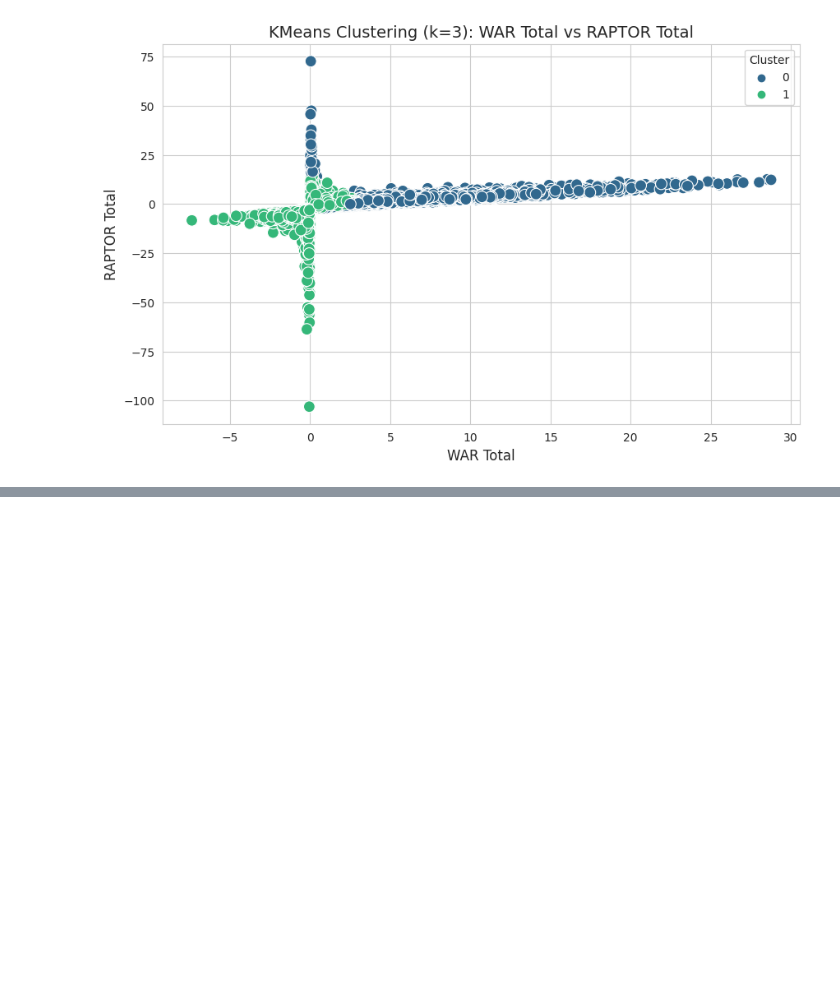
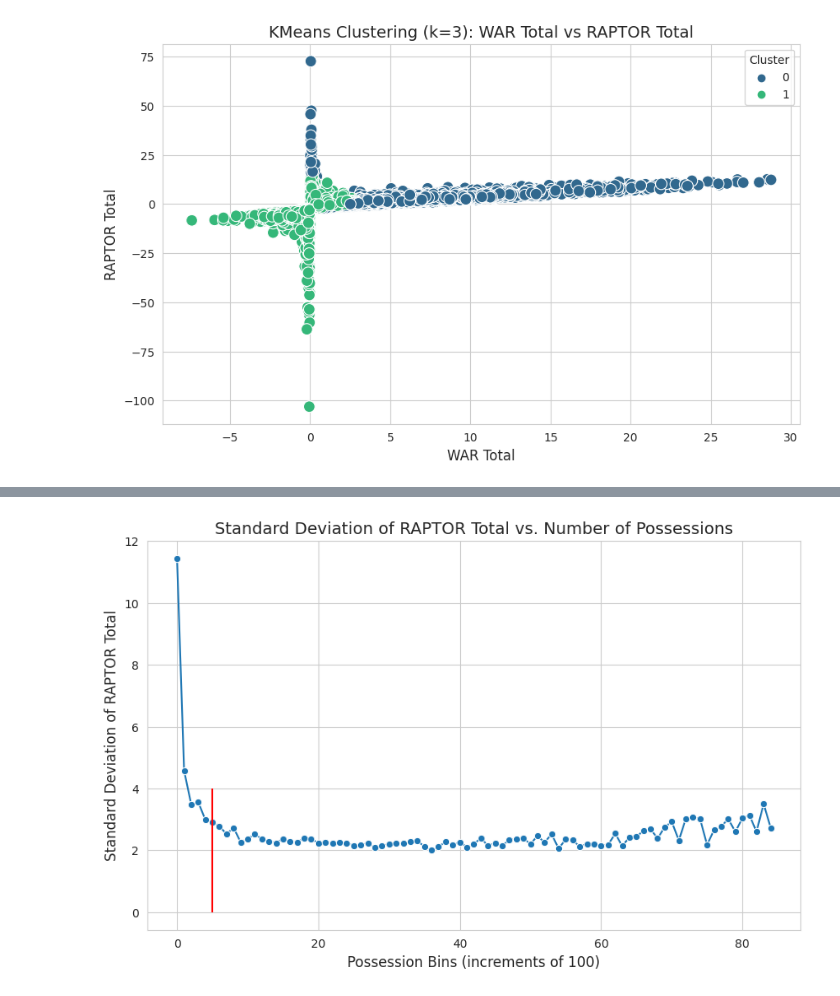
Before and after one commit to LucasPancotto/NBA-kaggle-challenge, a Jupyter notebook: explore.ipynb, the cells around one changed output, grey strips where cells are left out. Saved outputs shown, nothing was run; the diff lists cells and outputs as text; code cells hidden in the pictures; blank space fills up the shorter version.

```diff
--- a/explore.ipynb
+++ b/explore.ipynb
@@ -287,0 +308,22 @@ plt.show()
+# %%
+
+
+# 1. Bin the 'poss' into intervals and compute the standard deviation of 'raptor_total' in each bin
+df['poss_bin'] = pd.cut(df['poss'], bins=np.arange(0, df['poss'].max(), step=100))  # Bin by every 100 possessions
+
+# 2. Calculate mean and standard deviation of raptor_total within each bin
+bin_stats = df.groupby('poss_bin')['raptor_total'].agg(['mean', 'std']).reset_index()
+
+# 3. Plot the standard deviation of raptor_total as a function of possession bins
+plt.figure(figsize=(10, 6))
+sns.lineplot(x=bin_stats.index, y='std', data=bin_stats, marker='o')
+
+# Labels and title
+plt.title('Standard Deviation of RAPTOR Total vs. Number of Possessions', fontsize=14)
+plt.xlabel('Possession Bins (increments of 100)', fontsize=12)
+plt.ylabel('Standard Deviation of RAPTOR Total', fontsize=12)
+plt.vlines(5,0,4,colors='r')
+plt.show()
+# at around 500 poss the variation stabalizes
+# %% [output]
+[figure, added]
```
Also changed, not shown: parts of 6 cells of this notebook.
